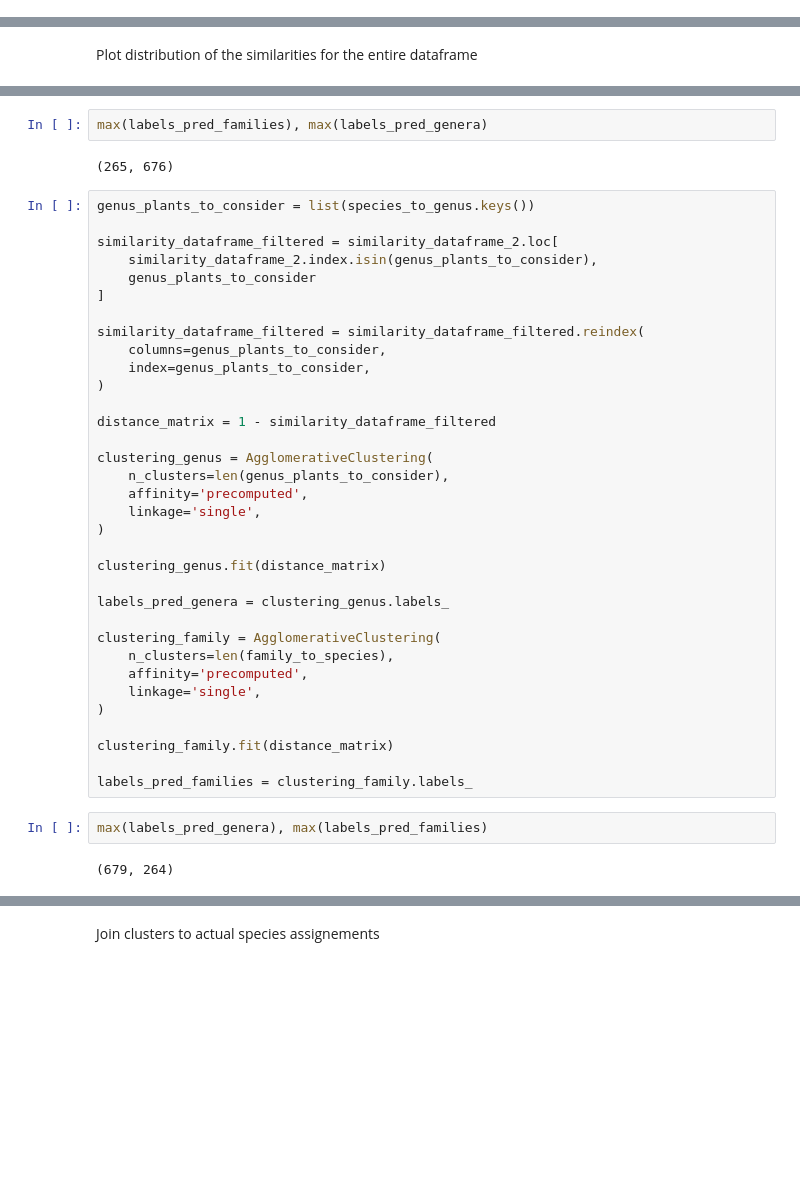
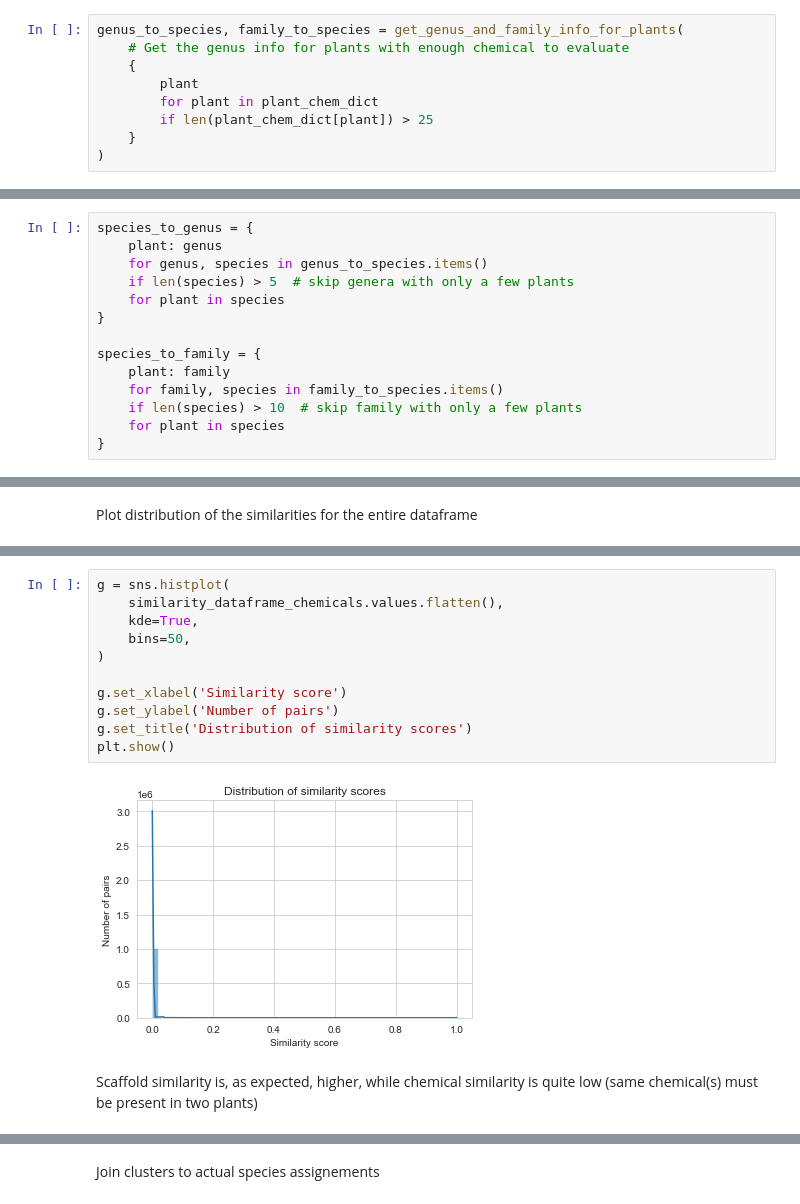
Before and after one commit to enveda/plant-chemical-space, a Jupyter notebook: notebooks/2_chemotaxonomy.ipynb, the cells around one changed output, grey strips where cells are left out. Drawn from its saved outputs; the diff is of its cells as text; blank space fills up the shorter version.

```diff
--- a/notebooks/2_chemotaxonomy.ipynb
+++ b/notebooks/2_chemotaxonomy.ipynb
@@ -334,0 +177,9 @@ df exported at 89.41%
+# %%
+genus_to_species, family_to_species = get_genus_and_family_info_for_plants(
+    # Get the genus info for plants with enough chemical to evaluate
+    {
+        plant
+        for plant in plant_chem_dict
+        if len(plant_chem_dict[plant]) > 25
+    }
+)
@@ -334,0 +190,14 @@ df exported at 89.41%
+# %%
+species_to_genus = {
+    plant: genus
+    for genus, species in genus_to_species.items()
+    if len(species) > 5  # skip genera with only a few plants
+    for plant in species
+}
+
+species_to_family = {
+    plant: family
+    for family, species in family_to_species.items()
+    if len(species) > 10  # skip family with only a few plants
+    for plant in species
+}
@@ -409,42 +255,15 @@ labels_pred_families = fcluster(Z, len(family_to_species), criterion='maxclust')
-# %%
-max(labels_pred_families), max(labels_pred_genera)
-# %% [output]
-(265, 676)
-# %%
-genus_plants_to_consider = list(species_to_genus.keys())
-
-similarity_dataframe_filtered = similarity_dataframe_2.loc[
-    similarity_dataframe_2.index.isin(genus_plants_to_consider),
-    genus_plants_to_consider
-]
-
-similarity_dataframe_filtered = similarity_dataframe_filtered.reindex(
-    columns=genus_plants_to_consider,
-    index=genus_plants_to_consider,
-)
-
-distance_matrix = 1 - similarity_dataframe_filtered
-
-clustering_genus = AgglomerativeClustering(
-    n_clusters=len(genus_plants_to_consider),
-    affinity='precomputed',
-    linkage='single',
-)
-
-clustering_genus.fit(distance_matrix)
-
-labels_pred_genera = clustering_genus.labels_
-
-clustering_family = AgglomerativeClustering(
-    n_clusters=len(family_to_species),
-    affinity='precomputed',
-    linkage='single',
-)
-
-clustering_family.fit(distance_matrix)
-
-labels_pred_families = clustering_family.labels_
-# %%
-max(labels_pred_genera), max(labels_pred_families)
-# %% [output]
-(679, 264)
+# %%
+g = sns.histplot(
+    similarity_dataframe_chemicals.values.flatten(),
+    kde=True,
+    bins=50,
+)
+
+g.set_xlabel('Similarity score')
+g.set_ylabel('Number of pairs')
+g.set_title('Distribution of similarity scores')
+plt.show()
+# %% [output]
+[figure, added]
+# %% [markdown]
+Scaffold similarity is, as expected, higher, while chemical similarity is quite low (same chemical(s) must be present in two plants)
```
Also changed, not shown: parts of 47 cells of this notebook.
